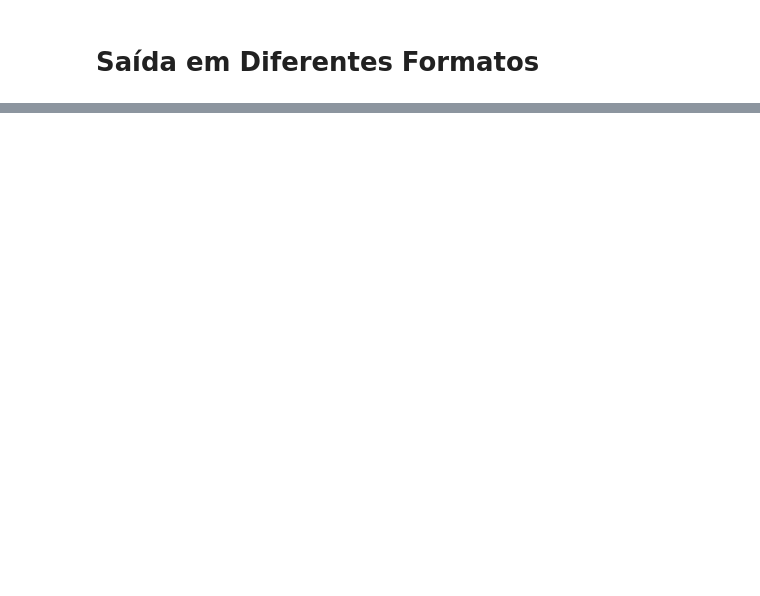
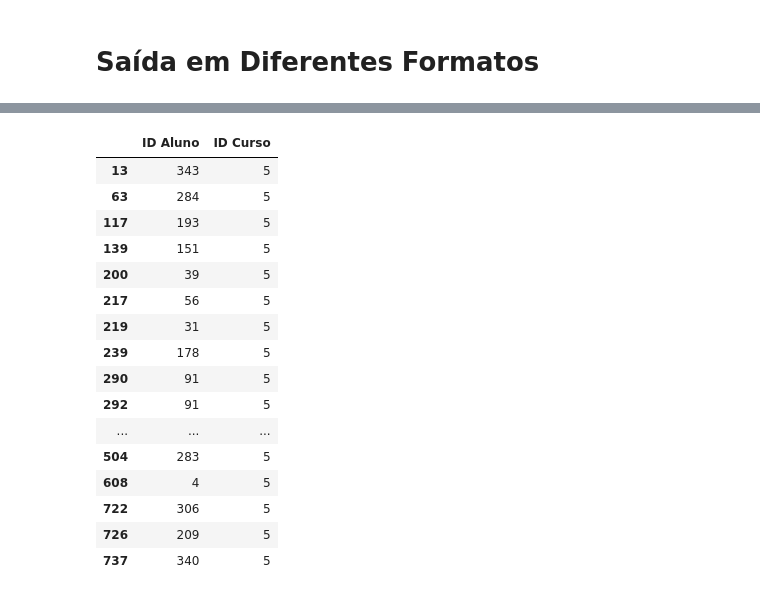
Before and after one commit to PurpleLobster31/Pandas-Formatos-diferentes-de-entrada-e-saida-IO-, a Jupyter notebook: Pandas IO.ipynb, the cells around one changed output, grey strips where cells are left out. Cells and saved outputs as stored; diff of their text form; code cells hidden in the pictures; blank space fills up the shorter version.

```diff
--- a/Pandas IO.ipynb
+++ b/Pandas IO.ipynb
@@ -443,0 +553,21 @@ print(matriculas_html)
+# %%
+proxima_turma = matriculas.query("`ID Curso` == {}".format(id_curso))
+proxima_turma
+# %% [output]
+|  | ID Aluno | ID Curso |
+| 13 | 343 | 5 |
+| 63 | 284 | 5 |
+| 117 | 193 | 5 |
+| 139 | 151 | 5 |
+| 200 | 39 | 5 |
+| 217 | 56 | 5 |
+| 219 | 31 | 5 |
+| 239 | 178 | 5 |
+| 290 | 91 | 5 |
+| 292 | 91 | 5 |
+| ... | ... | ... |
+| 504 | 283 | 5 |
+| 608 | 4 | 5 |
+| 722 | 306 | 5 |
+| 726 | 209 | 5 |
+| 737 | 340 | 5 |
```
Also changed, not shown: parts of 54 cells of this notebook, 1 other file.
